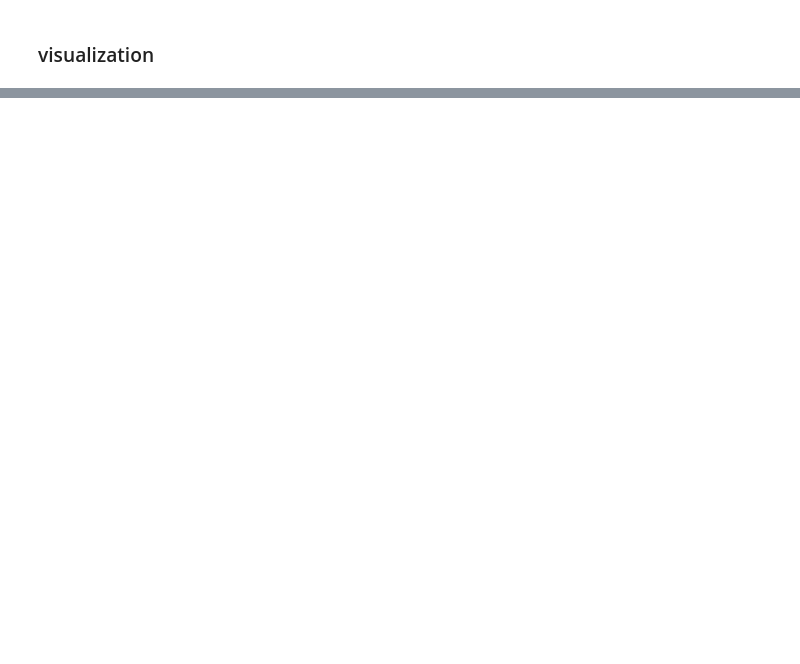
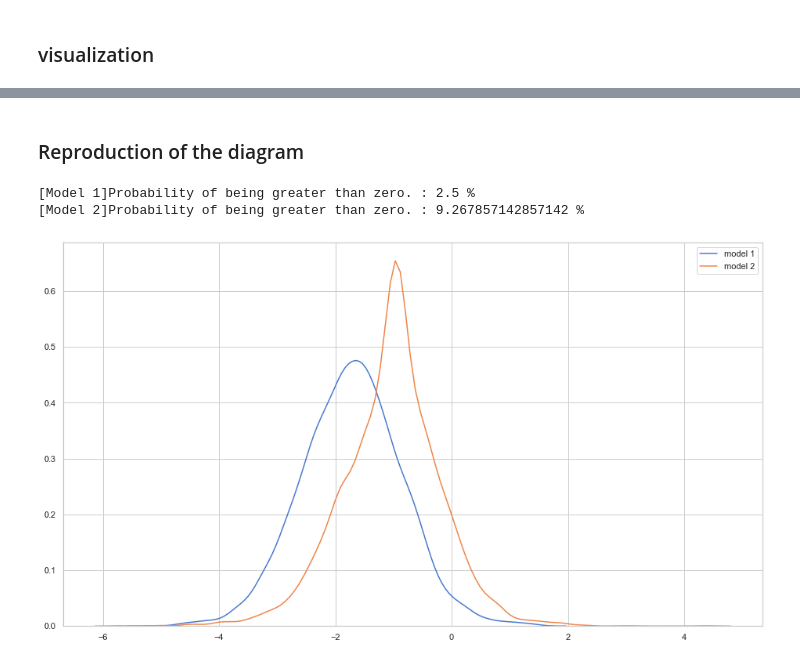
Before and after one commit to cake2357/Statistical-modeling, a Jupyter notebook: first_step_for H_bayes.ipynb, the cells around one changed output, grey strips where cells are left out. Cells and saved outputs as stored; diff of their text form; code cells hidden in the pictures; blank space fills up the shorter version.

```diff
--- a/first_step_for H_bayes.ipynb
+++ b/first_step_for H_bayes.ipynb
@@ -369,0 +331,16 @@ plt.show()
+# %% [markdown]
+### Reproduction of the diagram
+# %%
+la_model1  = fit_model1.extract(permuted=True)
+la_model2  = fit_model2.extract(permuted=True)
+
+print("[Model 1]Probability of being greater than zero. :" , (len(np.where(la_model1["beta3"]>0)[0]) / len(la_model1["beta3"]))*100 , "%")
+print("[Model 2]Probability of being greater than zero. :" , (len(np.where(la_model2["beta3"]>0)[0]) / len(la_model2["beta3"]))*100 , "%")
+plt.figure(figsize=(16,9))
+sns.distplot(la_model1["beta3"], hist=False, label="model 1")
+sns.distplot(la_model2["beta3"], hist=False, label="model 2")
+plt.show()
+# %% [output]
+[Model 1]Probability of being greater than zero. : 2.5 %
+[Model 2]Probability of being greater than zero. : 9.267857142857142 %
+[figure, added]
```
Also changed, not shown: parts of 12 cells of this notebook.
